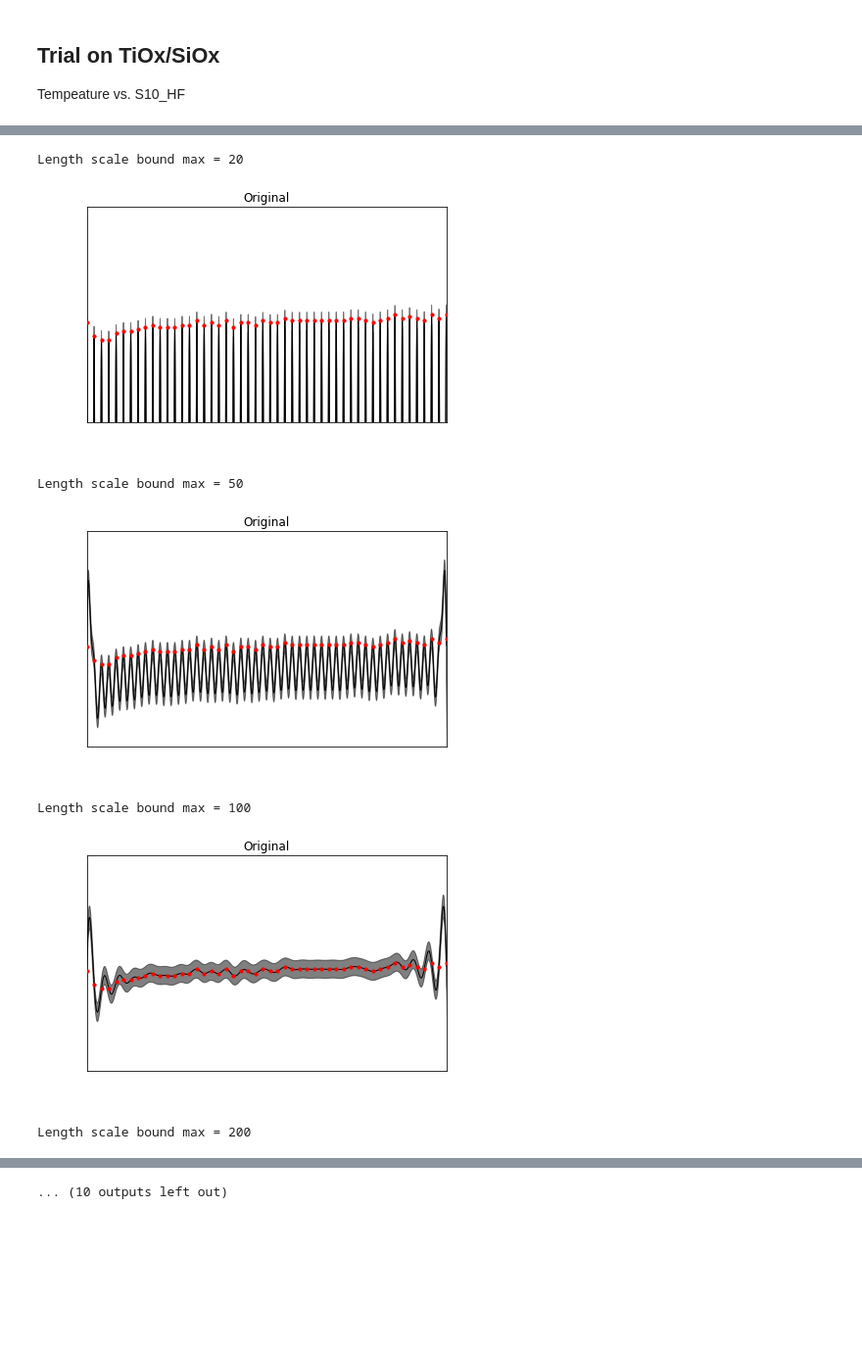
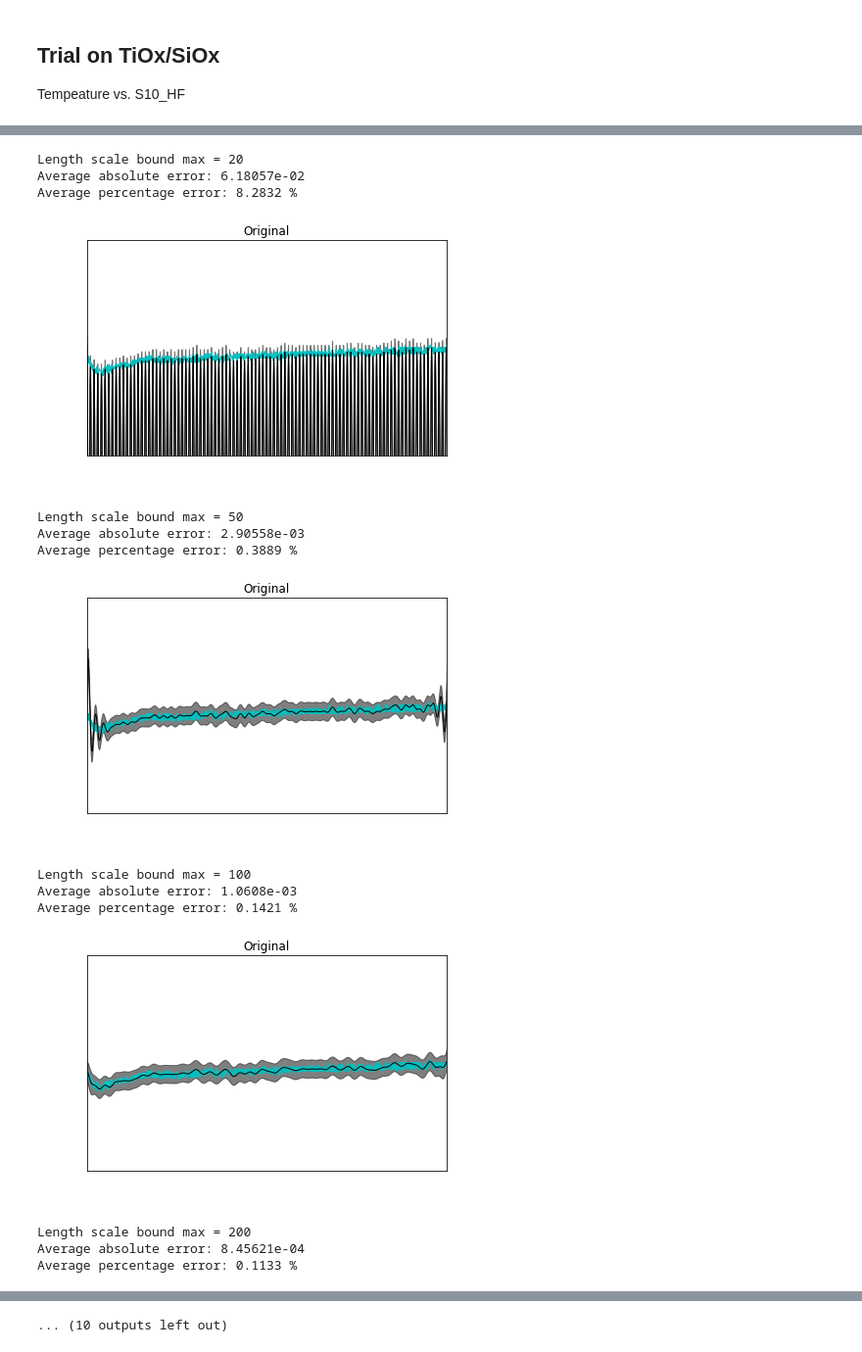
Before and after one commit to michelleliu1027/Bayesian_PV, a Jupyter notebook: BO_lengthscale.ipynb, the cells around one changed output, grey strips where cells are left out. Shown at 98% size. Cells and saved outputs as stored; diff of their text form; code cells hidden in the pictures; blank space fills up the shorter version.

```diff
--- a/BO_lengthscale.ipynb
+++ b/BO_lengthscale.ipynb
@@ -77,31 +62,14 @@ def ucb_plot(X,Y,X_, y_mean,ucb_y_min):
     plt.ylim(0.7,0.8)
     plt.tight_layout()
     plt.show()
-# %%
-def plot (X,X_,y_mean,y,y_cov):
-    #plot function
-    plt.figure()
-    plt.plot(X_, y_mean, 'k', lw=1, zorder=9)
-    plt.fill_between(X_, y_mean - np.sqrt(np.diag(y_cov)),y_mean + np.sqrt(np.diag(y_cov)),alpha=0.5, color='k')
-    plt.scatter(X[:, 0], y, c='r', s=10, zorder=10)
-    plt.tick_params(axis='y', colors = 'white')
-    plt.tick_params(axis='x', colors = 'white')
-    plt.ylabel('Lifetime',color = 'white')
-    plt.xlabel('Time',color = 'white')
-    plt.title('Original')
-    plt.xlim(0,4900)
-    plt.ylim(0.7,0.8)
-    plt.tight_layout()
-    plt.show()
 # %%
 # Preparing training set from a few data points
-#
-x_loop = np.arange(0,5000,100)
-X = x_normal[x_loop].reshape(x_loop.size)
+NUM_OF_DATA_POINTS = 100
+x_loop = np.arange(0,5000,int(5000/NUM_OF_DATA_POINTS))
+X = x_loop
 Y = y_normal[x_loop]
 X = X.reshape(x_loop.size,1)
 
-X_ = np.linspace(0,5000, 5000)
 
 # Kernel setting
 length_scale_bounds_MAX = None
@@ -111,12 +79,11 @@ for length_scale_bounds_MAX in (10,20,50,100,200,400,500,700,1000,1500,2000):
     kernel = 1.0 * RBF(length_scale=20,length_scale_bounds=(length_scale_bounds_MIN, length_scale_bounds_MAX)) + WhiteKernel(noise_level=0.0001)
     gp = GaussianProcessRegressor(kernel=kernel,alpha=0.0).fit(X, Y)
     y_mean = gp.predict(X_[:, np.newaxis])
-    acp_value = ucb(X_, gp, 0.1, 5)
-    ucb_y_min = acp_value[-1]
     print('Length scale bound max =',length_scale_bounds_MAX)
-    # ,'\nStandard plot')
-    plot (X,X_,y_mean,y,y_cov)
-    # print('UCB plot')
-    # ucb_plot(X,Y,X_, y_mean,ucb_y_min)
+    print ('Average absolute error:',
+    np.format_float_scientific(np.mean(np.absolute(y_normal-y_mean)),precision=5))
+    print ('Average percentage error:',
+    np.format_float_positional(np.mean(np.absolute((y_normal-y_mean)/y_normal*100)),precision=4),'%')
+    plot(x_normal ,y_normal, X,X_,y_mean,Y,y_cov)
 # %% [output]
 Length scale bound max = 10
@@ -124,7 +93,15 @@ Length scale bound max = 10
 Length scale bound max = 20
+Average absolute error: 6.18057e-02
+Average percentage error: 8.2832 %
-[figure, old version]
+[figure, new version]
 Length scale bound max = 50
+Average absolute error: 2.90558e-03
+Average percentage error: 0.3889 %
-[figure, old version]
+[figure, new version]
 Length scale bound max = 100
+Average absolute error: 1.0608e-03
+Average percentage error: 0.1421 %
-[figure, old version]
+[figure, new version]
 Length scale bound max = 200
+Average absolute error: 8.45621e-04
+Average percentage error: 0.1133 %
```
Also changed, not shown: parts of 5 cells of this notebook.
